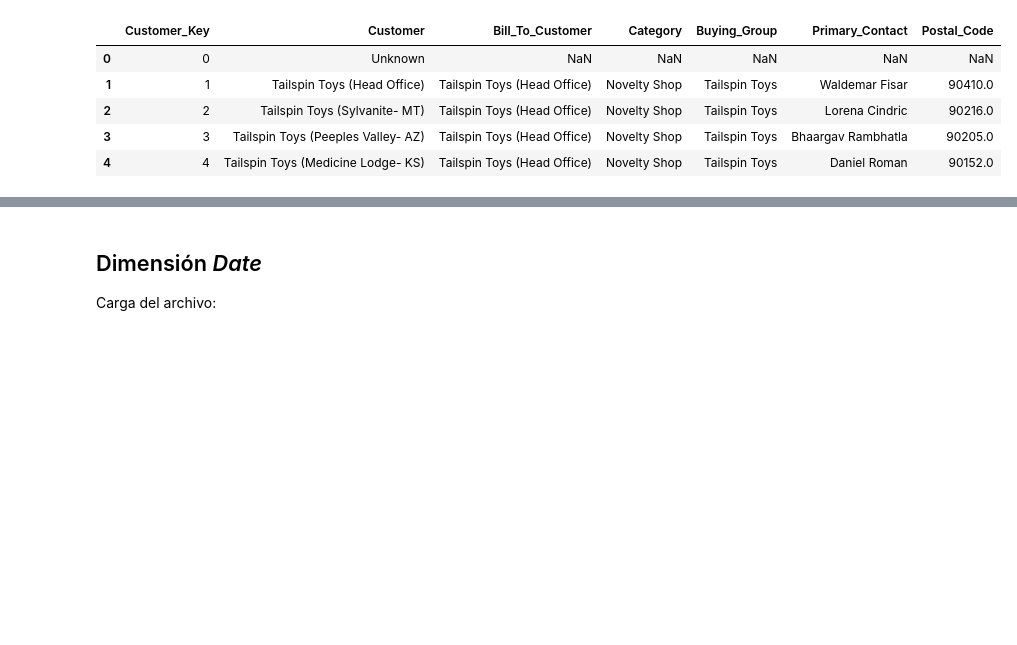
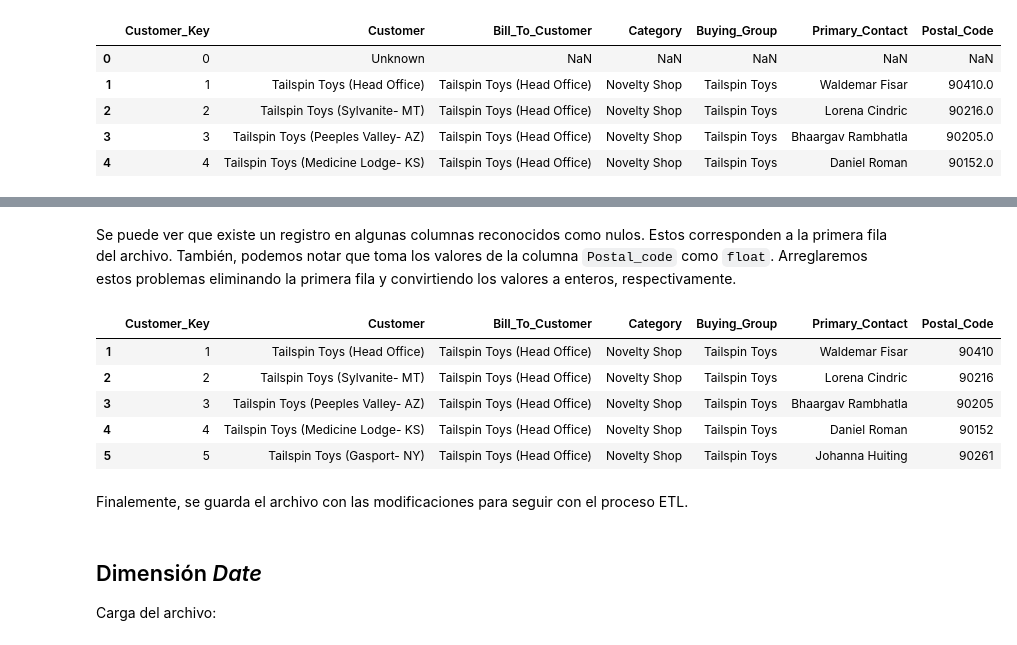
Before and after one commit to juandiegocardona/LaboratoriosBI, a Jupyter notebook: Laboratorio4/Preprocesamiento_lab4.ipynb, the cells around one changed output, grey strips where cells are left out. Cells and saved outputs as stored; diff of their text form; code cells hidden in the pictures; blank space fills up the shorter version.

```diff
--- a/Laboratorio4/Preprocesamiento_lab4.ipynb
+++ b/Laboratorio4/Preprocesamiento_lab4.ipynb
@@ -103,0 +145,15 @@ df_customer.head()
+# %% [markdown]
+Se puede ver que existe un registro en algunas columnas reconocidos como nulos. Estos corresponden a la primera fila del archivo. También, podemos notar que toma los valores de la columna `Postal_code` como `float`. Arreglaremos estos problemas eliminando la primera fila y convirtiendo los valores a enteros, respectivamente.
+# %%
+df_customer_clean = df_customer.dropna()
+df_customer_clean = df_customer_clean.astype({"Postal_Code":int})
+df_customer_clean.head()
+# %% [output]
+|  | Customer_Key | Customer | Bill_To_Customer | Category | Buying_Group | Primary_Contact | Postal_Code |
+| 1 | 1 | Tailspin Toys (Head Office) | Tailspin Toys (Head Office) | Novelty Shop | Tailspin Toys | Waldemar Fisar | 90410 |
+| 2 | 2 | Tailspin Toys (Sylvanite- MT) | Tailspin Toys (Head Office) | Novelty Shop | Tailspin Toys | Lorena Cindric | 90216 |
+| 3 | 3 | Tailspin Toys (Peeples Valley- AZ) | Tailspin Toys (Head Office) | Novelty Shop | Tailspin Toys | Bhaargav Rambhatla | 90205 |
+| 4 | 4 | Tailspin Toys (Medicine Lodge- KS) | Tailspin Toys (Head Office) | Novelty Shop | Tailspin Toys | Daniel Roman | 90152 |
+| 5 | 5 | Tailspin Toys (Gasport- NY) | Tailspin Toys (Head Office) | Novelty Shop | Tailspin Toys | Johanna Huiting | 90261 |
+# %% [markdown]
+Finalemente, se guarda el archivo con las modificaciones para seguir con el proceso ETL.
```
Also changed, not shown: parts of 24 cells of this notebook.
